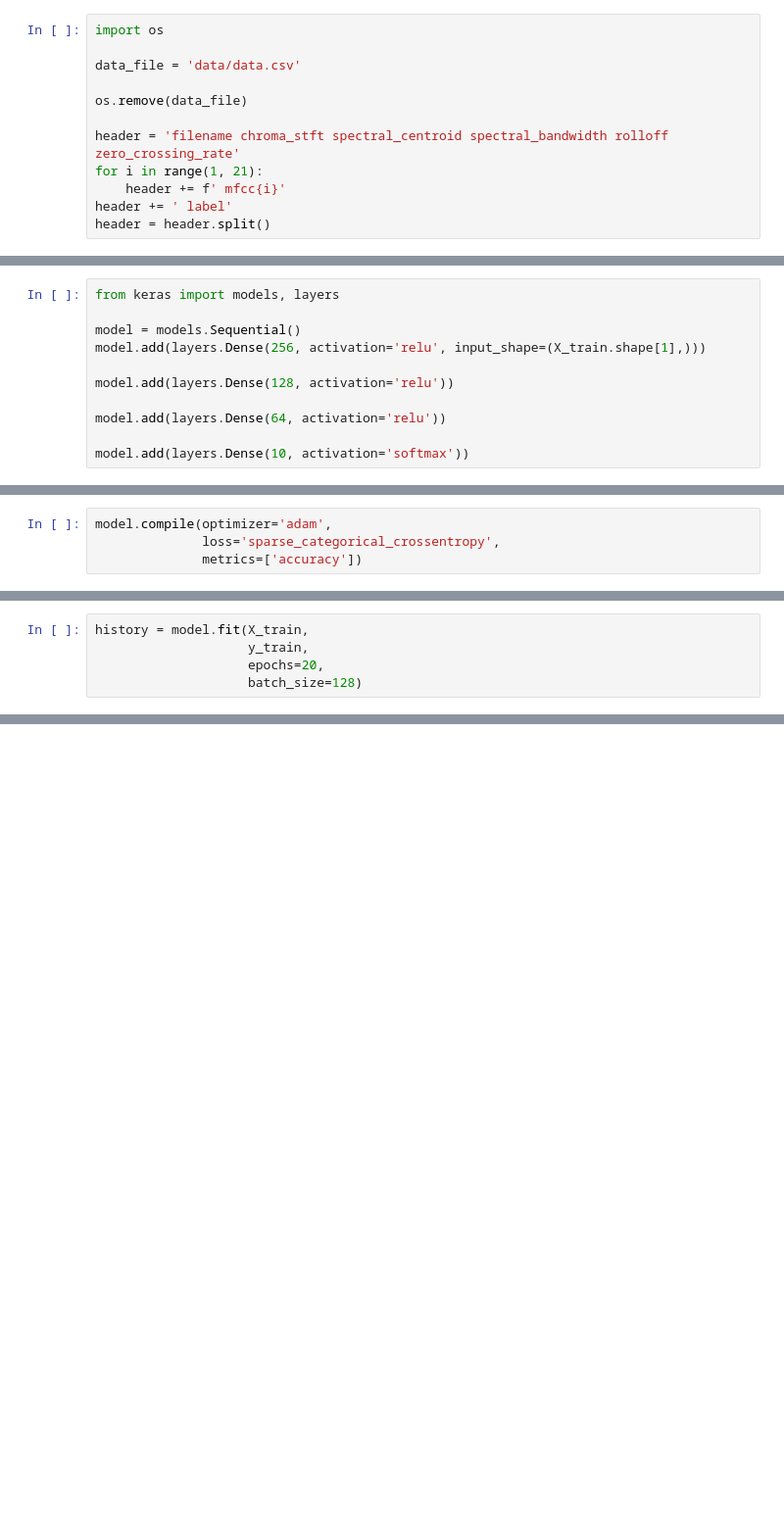
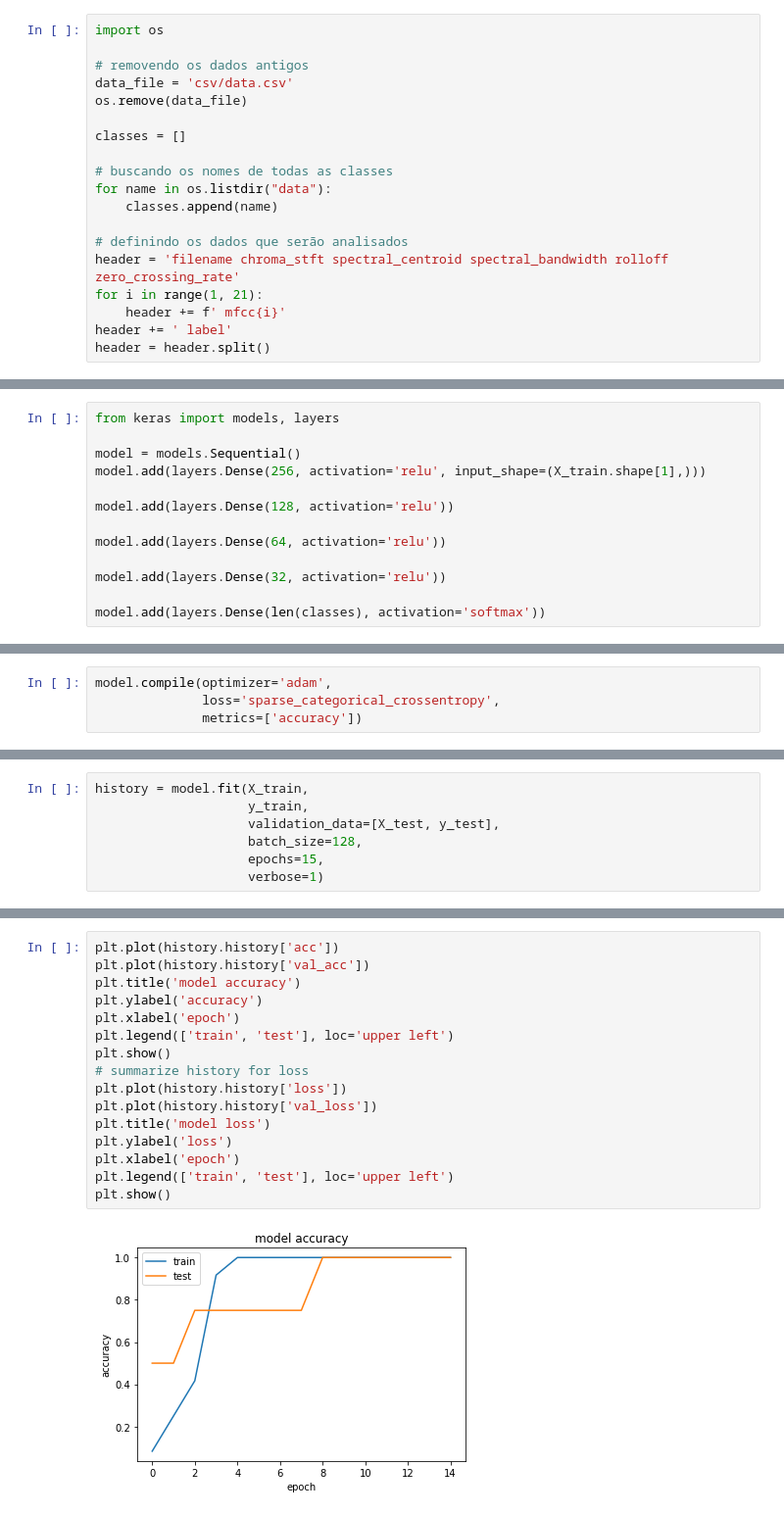
Before and after one commit to KenzoIkeizume/audio-recognizer, a Jupyter notebook: audio-recognizer.ipynb, the cells around one changed output, grey strips where cells are left out. Shown at 98% size. Cells and saved outputs as stored; diff of their text form; blank space fills up the shorter version.

```diff
--- a/audio-recognizer.ipynb
+++ b/audio-recognizer.ipynb
@@ -144,10 +147,17 @@ librosa.display.specshow(chromagram, x_axis='time', y_axis='chroma', hop_length=
 # %%
 import os
 
-data_file = 'data/data.csv'
-
+# removendo os dados antigos
+data_file = 'csv/data.csv'
 os.remove(data_file)
 
+classes = []
+
+# buscando os nomes de todas as classes
+for name in os.listdir("data"):
+    classes.append(name)
+
+# definindo os dados que serão analisados
 header = 'filename chroma_stft spectral_centroid spectral_bandwidth rolloff zero_crossing_rate'
 for i in range(1, 21):
     header += f' mfcc{i}'
@@ -253,6 +265,8 @@ model.add(layers.Dense(128, activation='relu'))
 
 model.add(layers.Dense(64, activation='relu'))
 
-model.add(layers.Dense(10, activation='softmax'))
+model.add(layers.Dense(32, activation='relu'))
+
+model.add(layers.Dense(len(classes), activation='softmax'))
 # %% [output]
 Using TensorFlow backend.
@@ -266,6 +300,8 @@ model.compile(optimizer='adam',
 # %%
 history = model.fit(X_train,
                     y_train,
-                    epochs=20,
-                    batch_size=128)
+                    validation_data=[X_test, y_test],
+                    batch_size=128,
+                    epochs=15,
+                    verbose=1)
 # %% [output]
@@ -298,0 +329,18 @@ test_acc:  0.75
+# %%
+plt.plot(history.history['acc'])
+plt.plot(history.history['val_acc'])
+plt.title('model accuracy')
+plt.ylabel('accuracy')
+plt.xlabel('epoch')
+plt.legend(['train', 'test'], loc='upper left')
+plt.show()
+# summarize history for loss
+plt.plot(history.history['loss'])
+plt.plot(history.history['val_loss'])
+plt.title('model loss')
+plt.ylabel('loss')
+plt.xlabel('epoch')
+plt.legend(['train', 'test'], loc='upper left')
+plt.show()
+# %% [output]
+[figure, added]
```
Also changed, not shown: parts of 14 cells of this notebook, 1 other file.
